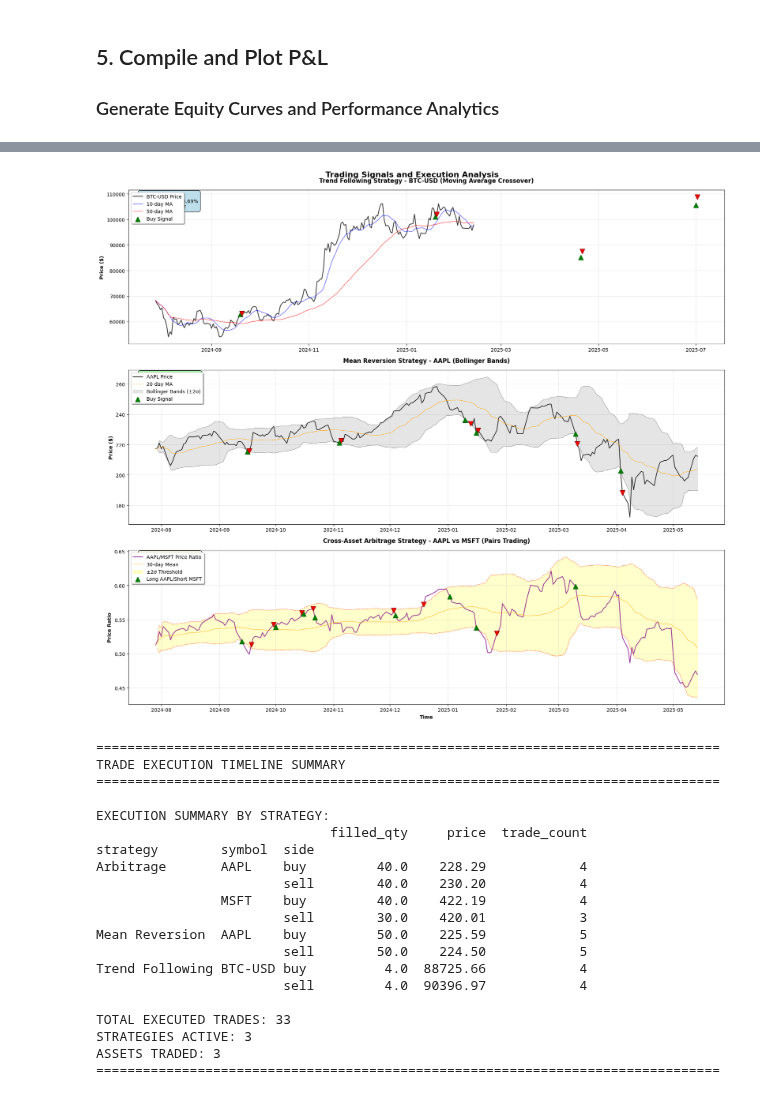
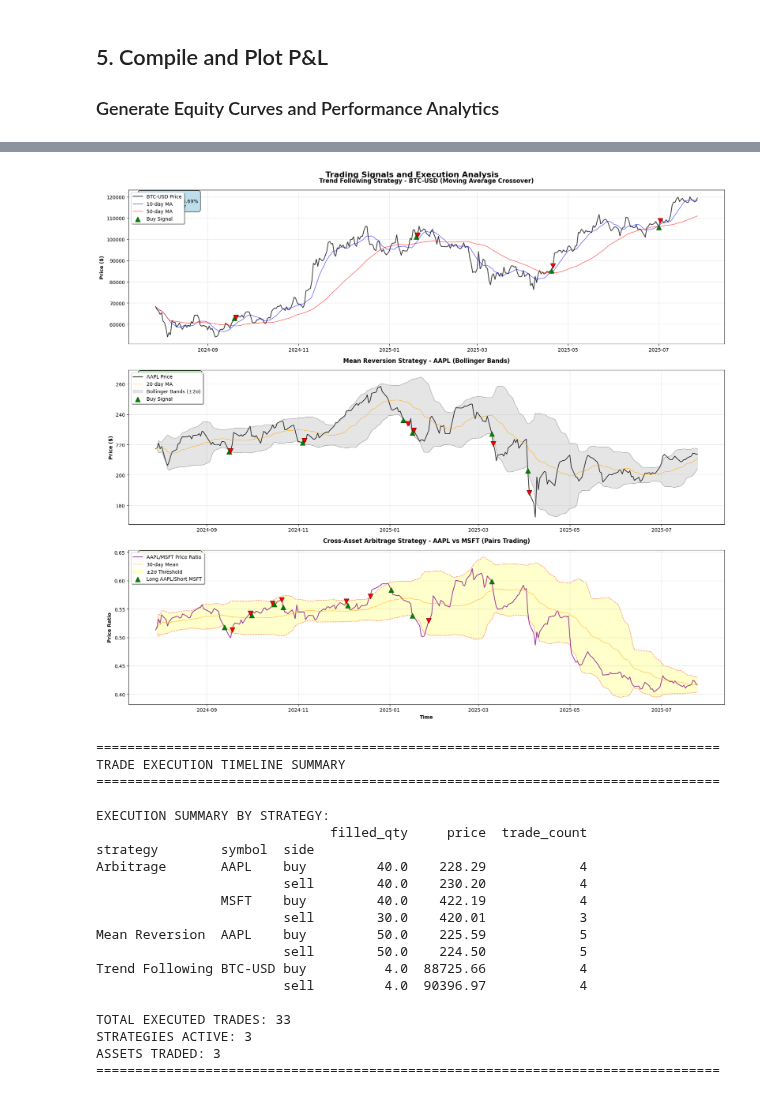
Before and after one commit to daviddagyei/finm25000_hw5, a Jupyter notebook: simulation.ipynb, the cells around one changed output, grey strips where cells are left out. Saved outputs shown, nothing was run; the diff lists cells and outputs as text; code cells hidden in the pictures.

```diff
--- a/simulation.ipynb
+++ b/simulation.ipynb
@@ -468,9 +468,9 @@ fig.suptitle('Trading Signals and Execution Analysis', fontsize=16, fontweight='
 # 1. TREND FOLLOWING STRATEGY - BTC-USD
 ax1 = axes[0]
 
-# Plot BTC price data
-btc_prices = btc_history['last_price'].iloc[:200]  # First 200 days for clarity
-btc_dates = btc_history['timestamp'].iloc[:200] if 'timestamp' in btc_history.columns else range(len(btc_prices))
+# Plot BTC price data - show full dataset
+btc_prices = btc_history['last_price']  # Show all data points
+btc_dates = btc_history['timestamp'] if 'timestamp' in btc_history.columns else range(len(btc_prices))
 
 ax1.plot(btc_dates, btc_prices, 'k-', linewidth=1.5, label='BTC-USD Price', alpha=0.8)
 
@@ -512,9 +512,9 @@ if len(tf_trades) > 0:
 # 2. MEAN REVERSION STRATEGY - AAPL
 ax2 = axes[1]
 
-# Plot AAPL price data
-aapl_prices = aapl_history['last_price'].iloc[:200]  # First 200 days
-aapl_dates = aapl_history['timestamp'].iloc[:200] if 'timestamp' in aapl_history.columns else range(len(aapl_prices))
+# Plot AAPL price data - show full dataset
+aapl_prices = aapl_history['last_price']  # Show all data points
+aapl_dates = aapl_history['timestamp'] if 'timestamp' in aapl_history.columns else range(len(aapl_prices))
 
 ax2.plot(aapl_dates, aapl_prices, 'k-', linewidth=1.5, label='AAPL Price', alpha=0.8)
 
@@ -559,10 +559,10 @@ if len(mr_trades) > 0:
 # 3. ARBITRAGE STRATEGY - AAPL vs MSFT
 ax3 = axes[2]
 
-# Plot price ratio and spread
-aapl_prices_arb = aapl_history['last_price'].iloc[:200]
-msft_prices_arb = msft_history['last_price'].iloc[:200]
-dates_arb = aapl_history['timestamp'].iloc[:200] if 'timestamp' in aapl_history.columns else range(len(aapl_prices_arb))
+# Plot price ratio and spread - show full dataset
+aapl_prices_arb = aapl_history['last_price']  # Show all data points
+msft_prices_arb = msft_history['last_price']  # Show all data points
+dates_arb = aapl_history['timestamp'] if 'timestamp' in aapl_history.columns else range(len(aapl_prices_arb))
 
 # Calculate price ratio
 price_ratio = aapl_prices_arb / msft_prices_arb
@@ -633,34 +633,34 @@ if len(execution_reports) > 0:
     timeline_df = pd.DataFrame(execution_reports)
 
     # Add strategy mapping
     timeline_df['strategy'] = timeline_df['order_id'].apply(lambda x:
         'Trend Following' if x.startswith('TF') else
         'Mean Reversion' if x.startswith('MR') else
         'Arbitrage')
 
     # Sort by timestamp
     timeline_df = timeline_df.sort_values('timestamp').reset_index(drop=True)
 
     # Display execution summary
     execution_summary = timeline_df.groupby(['strategy', 'symbol', 'side']).agg({
         'filled_qty': 'sum',
         'price': 'mean',
         'order_id': 'count'
     }).rename(columns={'order_id': 'trade_count'}).round(2)
 
     print("\nEXECUTION SUMMARY BY STRATEGY:")
     print(execution_summary)
 
     print(f"\nTOTAL EXECUTED TRADES: {len(timeline_df)}")
     print(f"STRATEGIES ACTIVE: {timeline_df['strategy'].nunique()}")
     print(f"ASSETS TRADED: {timeline_df['symbol'].nunique()}")
 
 else:
     print("No trades executed in the simulation.")
 
 print("="*80)
 # %% [output]
-[figure, old version]
+[figure, new version]
 ================================================================================
 TRADE EXECUTION TIMELINE SUMMARY
 ================================================================================
```
Also changed, not shown: parts of 2 cells of this notebook, 1 other file.
